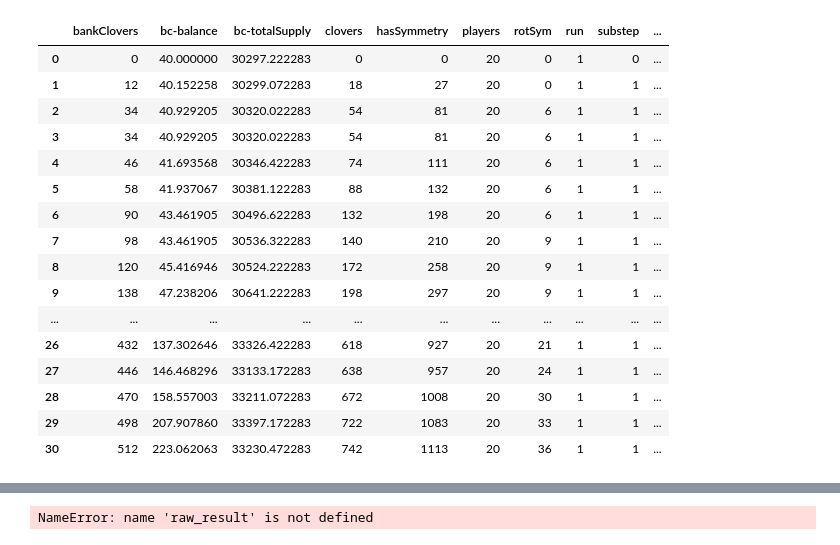
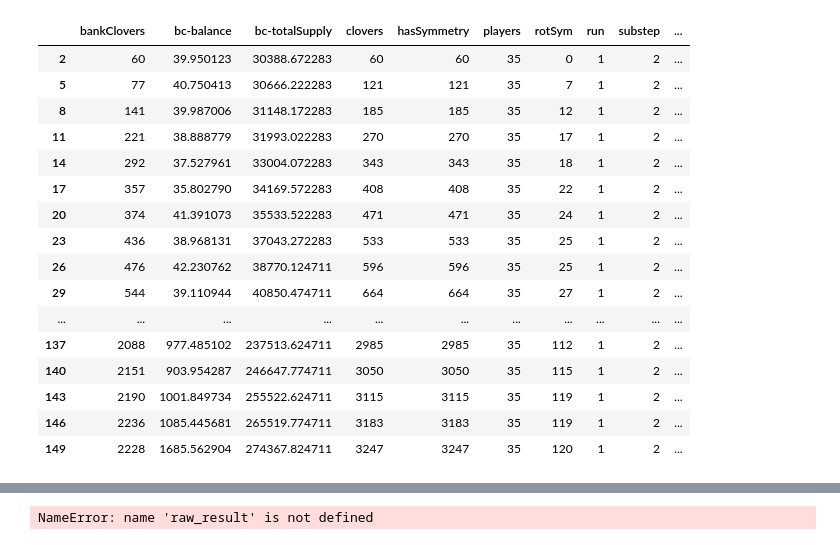
Before and after one commit to clovers-network/clovers-cadCAD, a Jupyter notebook: src/Clovers.network.ipynb, the cells around one changed output, grey strips where cells are left out. Saved outputs shown, nothing was run; the diff lists cells and outputs as text; code cells hidden in the pictures.

Commit message:
market policy and subjective pricing guide added

```diff
--- a/src/Clovers.network.ipynb
+++ b/src/Clovers.network.ipynb
@@ -143,23 +172,25 @@ Wall time: 105 ms
-# %%
-df
-# %% [output]
-|  | bankClovers | bc-balance | bc-totalSupply | clovers | hasSymmetry | players | rotSym | run | substep | ... |
-| 0 | 0 | 40.000000 | 30297.222283 | 0 | 0 | 20 | 0 | 1 | 0 | ... |
-| 1 | 12 | 40.152258 | 30299.072283 | 18 | 27 | 20 | 0 | 1 | 1 | ... |
-| 2 | 34 | 40.929205 | 30320.022283 | 54 | 81 | 20 | 6 | 1 | 1 | ... |
-| 3 | 34 | 40.929205 | 30320.022283 | 54 | 81 | 20 | 6 | 1 | 1 | ... |
-| 4 | 46 | 41.693568 | 30346.422283 | 74 | 111 | 20 | 6 | 1 | 1 | ... |
-| 5 | 58 | 41.937067 | 30381.122283 | 88 | 132 | 20 | 6 | 1 | 1 | ... |
-| 6 | 90 | 43.461905 | 30496.622283 | 132 | 198 | 20 | 6 | 1 | 1 | ... |
-| 7 | 98 | 43.461905 | 30536.322283 | 140 | 210 | 20 | 9 | 1 | 1 | ... |
-| 8 | 120 | 45.416946 | 30524.222283 | 172 | 258 | 20 | 9 | 1 | 1 | ... |
-| 9 | 138 | 47.238206 | 30641.222283 | 198 | 297 | 20 | 9 | 1 | 1 | ... |
-| ... | ... | ... | ... | ... | ... | ... | ... | ... | ... | ... |
-| 26 | 432 | 137.302646 | 33326.422283 | 618 | 927 | 20 | 21 | 1 | 1 | ... |
-| 27 | 446 | 146.468296 | 33133.172283 | 638 | 957 | 20 | 24 | 1 | 1 | ... |
-| 28 | 470 | 158.557003 | 33211.072283 | 672 | 1008 | 20 | 30 | 1 | 1 | ... |
-| 29 | 498 | 207.907860 | 33397.172283 | 722 | 1083 | 20 | 33 | 1 | 1 | ... |
-| 30 | 512 | 223.062063 | 33230.472283 | 742 | 1113 | 20 | 36 | 1 | 1 | ... |
+# %%
+df = full_df[full_df['substep'] == 2] # after player policy
+
+df
+# %% [output]
+|  | bankClovers | bc-balance | bc-totalSupply | clovers | hasSymmetry | players | rotSym | run | substep | ... |
+| 2 | 60 | 39.950123 | 30388.672283 | 60 | 60 | 35 | 0 | 1 | 2 | ... |
+| 5 | 77 | 40.750413 | 30666.222283 | 121 | 121 | 35 | 7 | 1 | 2 | ... |
+| 8 | 141 | 39.987006 | 31148.172283 | 185 | 185 | 35 | 12 | 1 | 2 | ... |
+| 11 | 221 | 38.888779 | 31993.022283 | 270 | 270 | 35 | 17 | 1 | 2 | ... |
+| 14 | 292 | 37.527961 | 33004.072283 | 343 | 343 | 35 | 18 | 1 | 2 | ... |
+| 17 | 357 | 35.802790 | 34169.572283 | 408 | 408 | 35 | 22 | 1 | 2 | ... |
+| 20 | 374 | 41.391073 | 35533.522283 | 471 | 471 | 35 | 24 | 1 | 2 | ... |
+| 23 | 436 | 38.968131 | 37043.272283 | 533 | 533 | 35 | 25 | 1 | 2 | ... |
+| 26 | 476 | 42.230762 | 38770.124711 | 596 | 596 | 35 | 25 | 1 | 2 | ... |
+| 29 | 544 | 39.110944 | 40850.474711 | 664 | 664 | 35 | 27 | 1 | 2 | ... |
+| ... | ... | ... | ... | ... | ... | ... | ... | ... | ... | ... |
+| 137 | 2088 | 977.485102 | 237513.624711 | 2985 | 2985 | 35 | 112 | 1 | 2 | ... |
+| 140 | 2151 | 903.954287 | 246647.774711 | 3050 | 3050 | 35 | 115 | 1 | 2 | ... |
+| 143 | 2190 | 1001.849734 | 255522.624711 | 3115 | 3115 | 35 | 119 | 1 | 2 | ... |
+| 146 | 2236 | 1085.445681 | 265519.774711 | 3183 | 3183 | 35 | 119 | 1 | 2 | ... |
+| 149 | 2228 | 1685.562904 | 274367.824711 | 3247 | 3247 | 35 | 120 | 1 | 2 | ... |
 # %%
 fig = plt.figure(figsize=(16,6*num_runs))
 axs = fig.subplots(num_runs, 2)
```
Also changed, not shown: parts of 18 cells of this notebook, 5 other files.
